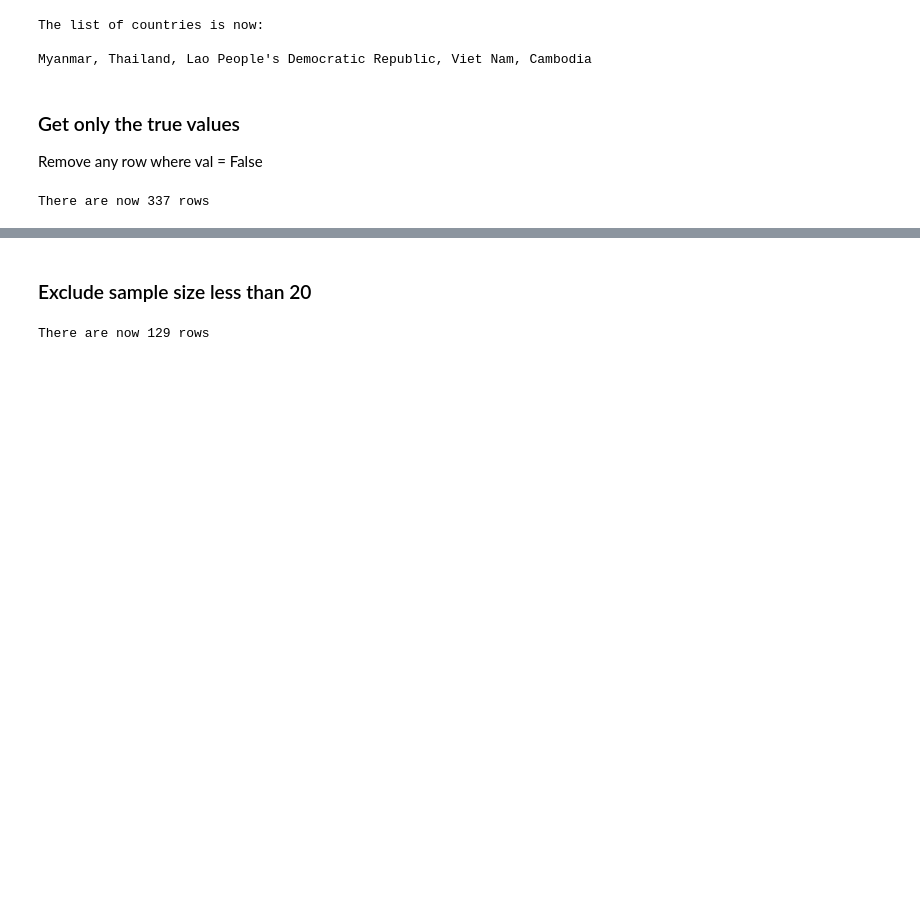
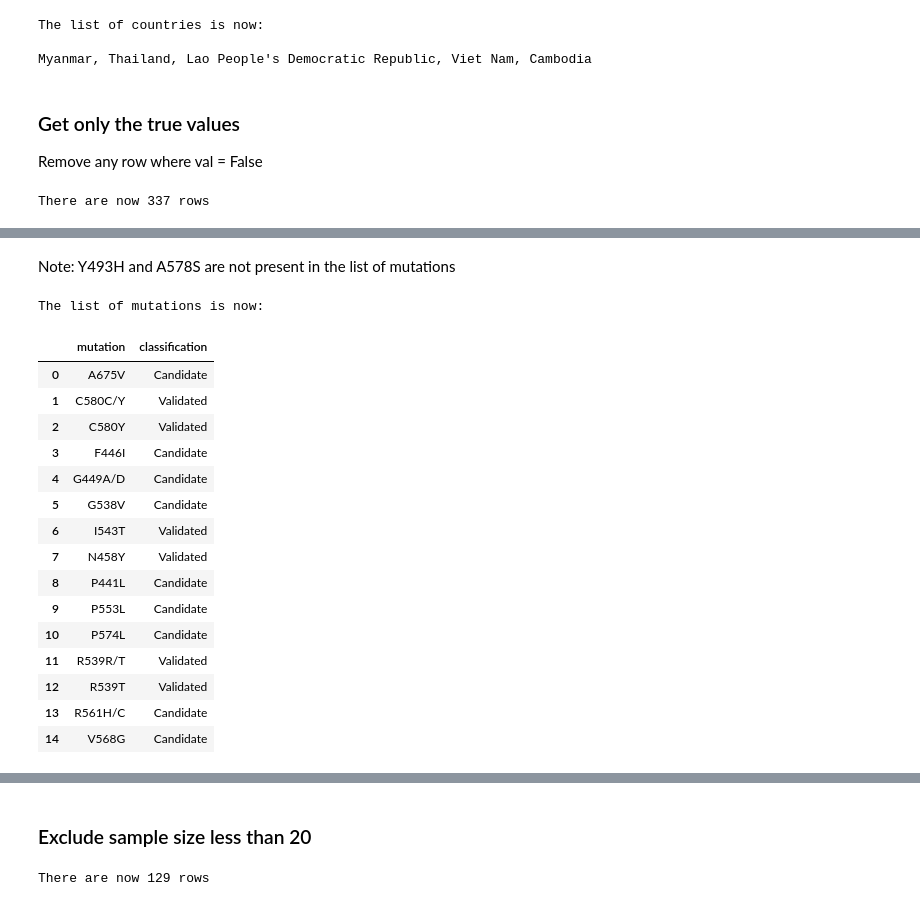
Before and after one commit to chris-creditdesign/nature-malaria-prep, a Jupyter notebook: Process k13 and Partner Drug data.ipynb, the cells around one changed output, grey strips where cells are left out. Saved outputs shown, nothing was run; the diff lists cells and outputs as text; code cells hidden in the pictures; blank space fills up the shorter version.

Commit message:
Keeps both validated and canditate mutations and adds a classification column

```diff
--- a/Process k13 and Partner Drug data.ipynb
+++ b/Process k13 and Partner Drug data.ipynb
@@ -36,7 +36,7 @@ k13_countries = k13[
     | (k13.country == 'Cambodia')
     | (k13.country == "Lao People's Democratic Republic")
     | (k13.country == 'Viet Nam')
-]
+].copy()
 # %%
 print "There are now", len(k13_countries), "rows"
 # %% [output]
@@ -52,7 +52,7 @@ Myanmar, Thailand, Lao People's Democratic Republic, Viet Nam, Cambodia
 
 Remove any row where val = False
 # %%
-k13_countries_val = k13_countries[ k13_countries['val'] == True ]
+k13_countries_val = k13_countries[ k13_countries['val'] == True ].copy()
 # %%
 print "There are now", len(k13_countries_val), "rows"
 # %% [output]
@@ -90,0 +108,2 @@ P574L, F446I, H719N, P441L, N458Y, M476I, N537I, G538V, C580Y, F614L, A675V, A48
+# %% [markdown]
+Note: Y493H and A578S are not present in the list of mutations
@@ -91,11 +146,35 @@ P574L, F446I, H719N, P441L, N458Y, M476I, N537I, G538V, C580Y, F614L, A675V, A48
+# %%
+## Add a new column with the classification
+k13_countries_val.loc[:,"classification"] = k13_countries_val.loc[:,"mutation"].apply(classifyMutation)
 # %%
-## Keep only the validated mutations
-k13_countries_val_mutations = k13_countries_val[
-    ( k13_countries_val.mutation == "N458Y")
-    | ( k13_countries_val.mutation == "R539T")
-    | ( k13_countries_val.mutation == "I543T")
-    | ( k13_countries_val.mutation == "C580Y")
-]
+## Keep only the validated AND candidate mutations
+k13_countries_val_mutations = k13_countries_val[ k13_countries_val.classification != "Not associated" ]
+# %%
+filteredMutations = k13_countries_val_mutations.mutation.unique().tolist()
+filteredMutations.sort()
+mutations_df = pd.DataFrame({"mutation":filteredMutations})
+mutations_df["classification"] = mutations_df["mutation"].apply(classifyMutation)
+
+print "The list of mutations is now: \n"
+mutations_df
+# %% [output]
+The list of mutations is now:
+|  | mutation | classification |
+| 0 | A675V | Candidate |
+| 1 | C580C/Y | Validated |
+| 2 | C580Y | Validated |
+| 3 | F446I | Candidate |
+| 4 | G449A/D | Candidate |
+| 5 | G538V | Candidate |
+| 6 | I543T | Validated |
+| 7 | N458Y | Validated |
+| 8 | P441L | Candidate |
+| 9 | P553L | Candidate |
+| 10 | P574L | Candidate |
+| 11 | R539R/T | Validated |
+| 12 | R539T | Validated |
+| 13 | R561H/C | Candidate |
+| 14 | V568G | Candidate |
 # %%
 print "There are now", len(k13_countries_val_mutations), "rows"
 # %% [output]
```
Also changed, not shown: parts of 4 cells of this notebook.
